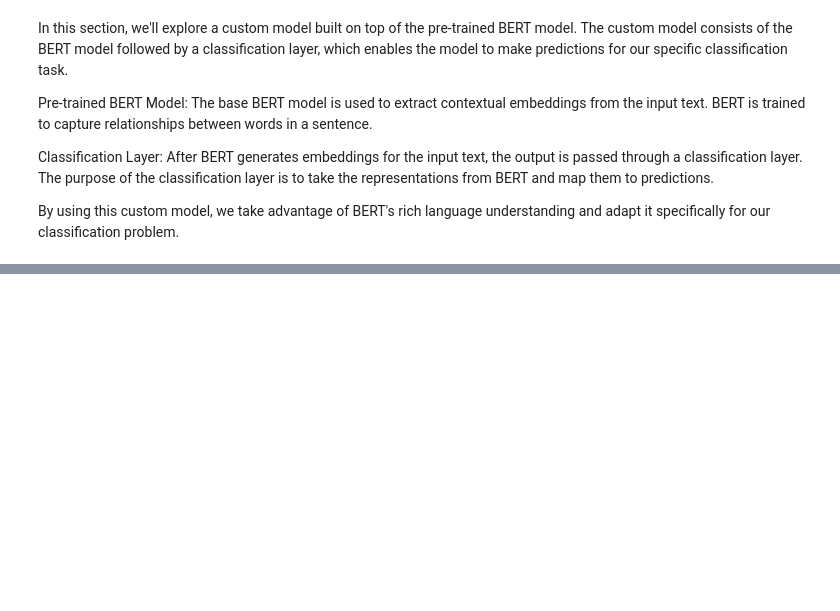
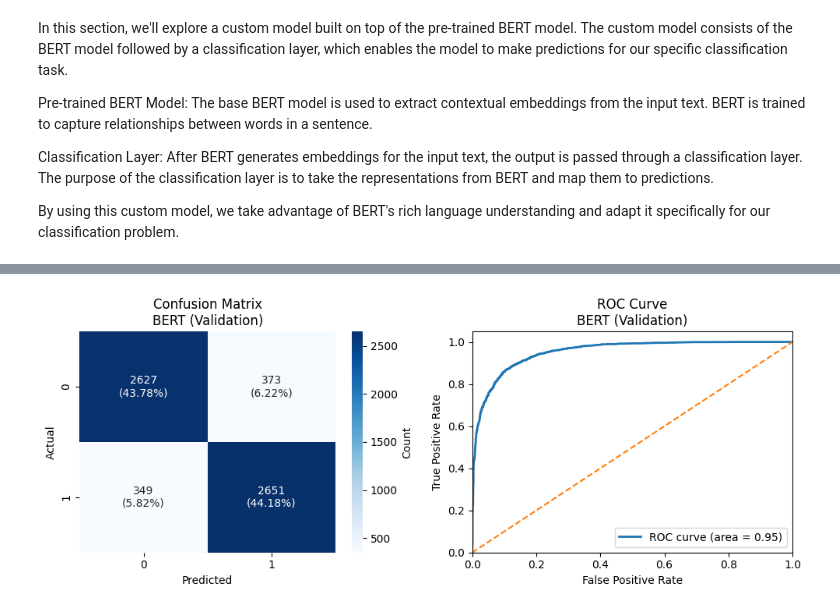
Before and after one commit to PolinaSushko/NLP_Project, a Jupyter notebook: notebooks/nlp_project.ipynb, the cells around one changed output, grey strips where cells are left out. Drawn from its saved outputs; the diff is of its cells as text; code cells hidden in the pictures; blank space fills up the shorter version.

Commit message:
added print report + model removed becuase unable to push

```diff
--- a/notebooks/nlp_project.ipynb
+++ b/notebooks/nlp_project.ipynb
@@ -1215,2 +1215,74 @@ You should probably TRAIN this model on a down-stream task to be able to use it
 Validation metrics: {'eval_loss': 0.34651872515678406, 'eval_accuracy': 0.8796666666666667, 'eval_f1': 0.8796647413025276, 'eval_runtime': 6.5209, 'eval_samples_per_second': 920.111, 'eval_steps_per_s ...
 ['positive' 'negative']
+# %%
+# %% —— Pretty evaluation for the fine-tuned BERT model ————————————————
+import numpy as np, matplotlib.pyplot as plt, seaborn as sns, torch
+from sklearn.metrics import (confusion_matrix, classification_report,
+                             accuracy_score, precision_score, recall_score,
+                             f1_score, roc_curve, auc)
+
+def evaluate_bert(trainer, dataset, label_encoder, name="BERT (Validation)"):
+    """
+    Prints confusion-matrix, ROC, metrics for a Hugging Face Trainer model.
+    """
+    # ► 1. Get logits & labels
+    pred_out   = trainer.predict(dataset)
+    logits     = pred_out.predictions                 # np.ndarray (N, num_labels)
+    y_true     = pred_out.label_ids                   # ground-truth labels
+    y_pred     = np.argmax(logits, axis=1)
+
+    # ► 2. Positive-class probabilities (assumes binary sentiment, label ‘1’ = positive)
+    y_proba = torch.softmax(torch.tensor(logits), dim=1).numpy()[:, 1]
+
+    # ► 3. Confusion-matrix with % annotations
+    cm          = confusion_matrix(y_true, y_pred)
+    cm_percent  = (cm / cm.sum() * 100).round(2)
+    annot       = [[f"{cm[i,j]}\n({cm_percent[i,j]:.2f}%)"
+                    for j in range(cm.shape[1])] for i in range(cm.shape[0])]
+
+    plt.figure(figsize=(10, 4))
+
+    # ── left: confusion matrix
+    plt.subplot(1, 2, 1)
+    sns.heatmap(cm, annot=annot, fmt='', cmap='Blues',
+                cbar_kws={'label': 'Count'})
+    plt.xlabel('Predicted'); plt.ylabel('Actual')
+    plt.title(f'Confusion Matrix\n{name}')
+
+    # ── right: ROC curve
+    fpr, tpr, _ = roc_curve(y_true, y_proba)
+    roc_auc     = auc(fpr, tpr)
+    plt.subplot(1, 2, 2)
+    plt.plot(fpr, tpr, lw=2, label=f'ROC curve (area = {roc_auc:.2f})')
+    plt.plot([0, 1], [0, 1], linestyle='--')
+    plt.xlim([0.0, 1.0]); plt.ylim([0.0, 1.05])
+    plt.xlabel('False Positive Rate'); plt.ylabel('True Positive Rate')
+    plt.title(f'ROC Curve\n{name}'); plt.legend(loc='lower right')
+    plt.tight_layout()
+    plt.show()
+
+    # ► 4. Scalar metrics
+    acc  = accuracy_score (y_true, y_pred)
+    prec = precision_score(y_true, y_pred)
+    rec  = recall_score   (y_true, y_pred)
+    f1   = f1_score       (y_true, y_pred)
+
+    print(f"\n{name} Results:")
+    print("="*50)
+    print(f"Accuracy:  {acc:.4f}")
+    print(f"Precision: {prec:.4f}")
+    print(f"Recall:    {rec :.4f}")
+    print(f"F1-Score:  {f1 :.4f}")
+    print(f"ROC-AUC:   {roc_auc:.4f}")
+
+    print("\nClassification Report:\n",
+          classification_report(y_true, y_pred,
+                                target_names=label_encoder.classes_))
+
+    return {"accuracy":acc, "precision":prec, "recall":rec,
+            "f1":f1, "roc_auc":roc_auc}
+
+# ── Run it ──────────────────────────────────────────────────────────────────
+bert_metrics = evaluate_bert(trainer, val_ds, label_enc, name="BERT (Validation)")
+# %% [output]
+[figure, added]
```
Also changed, not shown: parts of 2 cells of this notebook.
